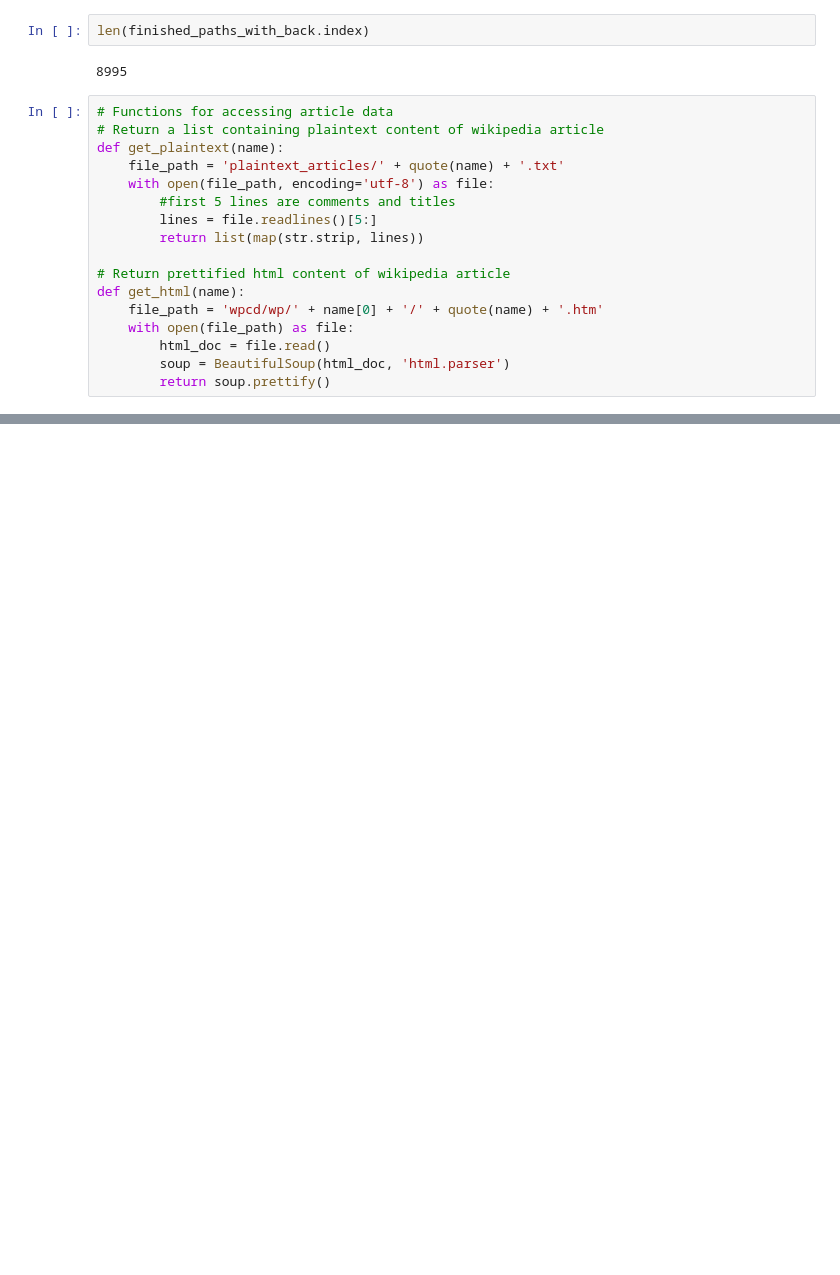
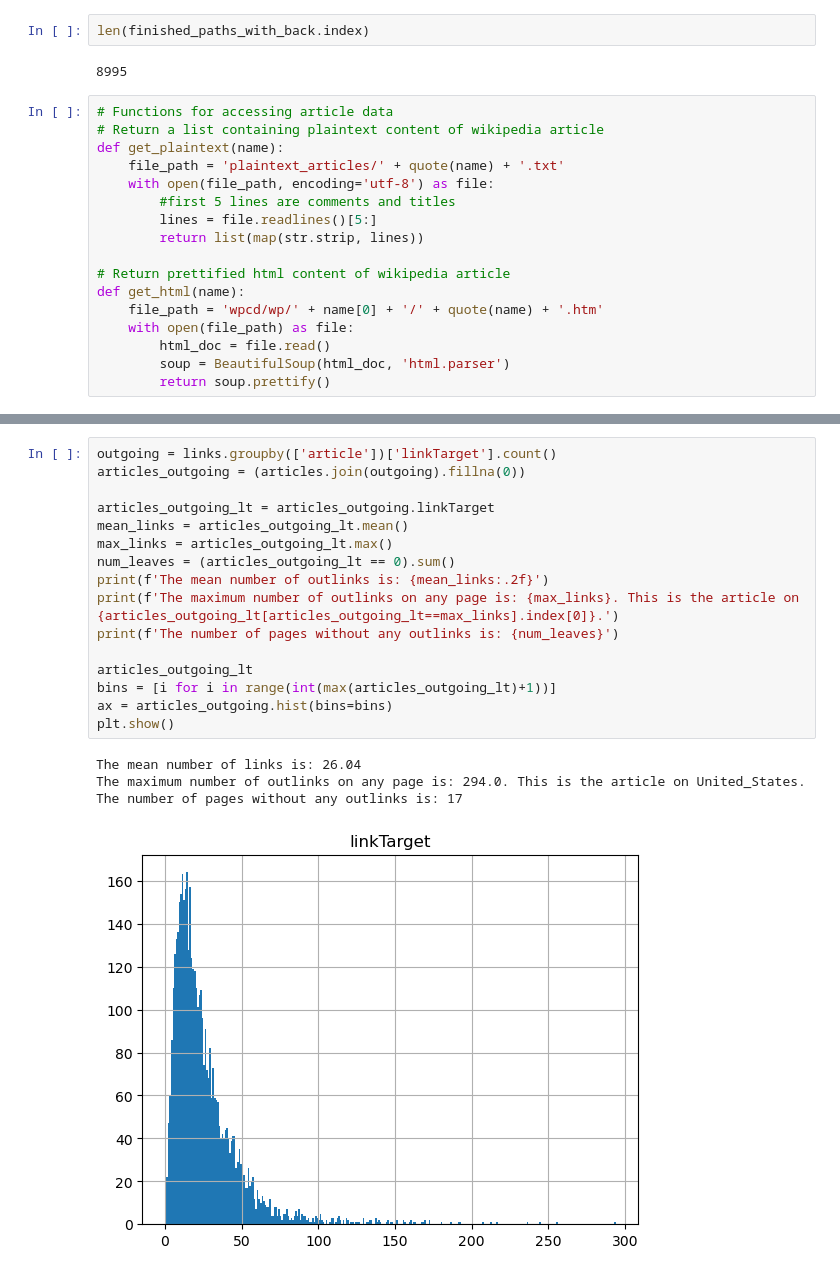
Before and after one commit to epfl-ada/ada-2022-project-deadmaus, a Jupyter notebook: data_analysis.ipynb, the cells around one changed output, grey strips where cells are left out. Saved outputs shown, nothing was run; the diff lists cells and outputs as text; blank space fills up the shorter version.

```diff
--- a/data_analysis.ipynb
+++ b/data_analysis.ipynb
@@ -118,0 +142,21 @@ AttributeError: 'numpy.ndarray' object has no attribute 'set_ylabel'
+# %%
+outgoing = links.groupby(['article'])['linkTarget'].count()
+articles_outgoing = (articles.join(outgoing).fillna(0))
+
+articles_outgoing_lt = articles_outgoing.linkTarget
+mean_links = articles_outgoing_lt.mean()
+max_links = articles_outgoing_lt.max()
+num_leaves = (articles_outgoing_lt == 0).sum()
+print(f'The mean number of outlinks is: {mean_links:.2f}')
+print(f'The maximum number of outlinks on any page is: {max_links}. This is the article on {articles_outgoing_lt[articles_outgoing_lt==max_links].index[0]}.')
+print(f'The number of pages without any outlinks is: {num_leaves}')
+
+articles_outgoing_lt
+bins = [i for i in range(int(max(articles_outgoing_lt)+1))]
+ax = articles_outgoing.hist(bins=bins)
+plt.show()
+# %% [output]
+The mean number of links is: 26.04
+The maximum number of outlinks on any page is: 294.0. This is the article on United_States.
+The number of pages without any outlinks is: 17
+[figure, added]
```
Also changed, not shown: parts of 9 cells of this notebook.
